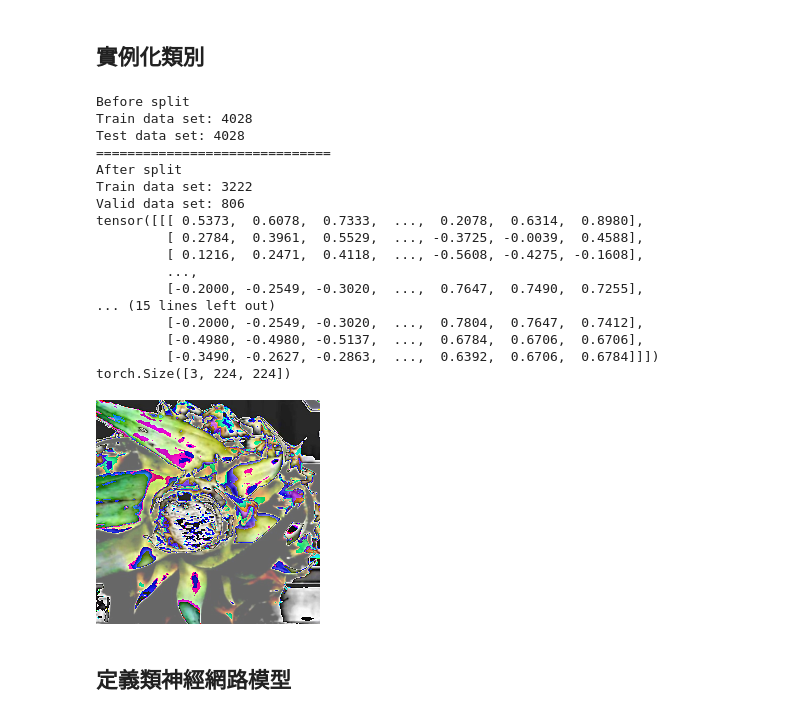
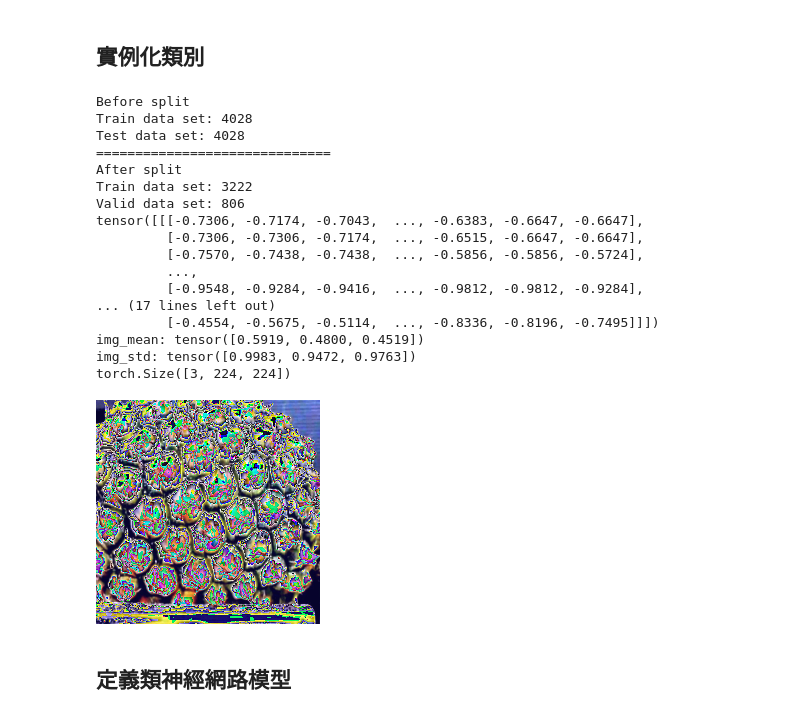
Before and after one commit to allenlin316/Pineapple_classification, a Jupyter notebook: pineapple_image_classification.ipynb, the cells around one changed output. Drawn from its saved outputs; the diff is of its cells as text; code cells hidden in the pictures.

```diff
--- a/pineapple_image_classification.ipynb
+++ b/pineapple_image_classification.ipynb
@@ -217,21 +0,0 @@ Total Pineapples: 252
-# %%
-import csv
-import cv2
-import os
-import pandas as pd
-
-data_list = [["檔案路徑", "鳳梨類別"]] # to store data for use in csv
-for pineapple in pine_and_path:
-    category = pine_and_label[pineapple]
-    for path in pine_and_path[pineapple]:
-        data = []
-        data.append(path)
-        data.append(category)
-        data_list.append(data)
-
-print(f'total Pineapple images: {len(data_list)}')
-
-#建立一個 CSV 檔案並寫入資料
-with open("./training/pineapple_cropped_annotations.csv", "w", newline="", encoding="utf-8") as f:
-    writer = csv.writer(f)
-    writer.writerows(data_list)
@@ -240,6 +23,6 @@ total Pineapple images: 4029
 # %%
-import argparse
 parser = argparse.ArgumentParser(description='PyTorch Pineapple Image Classification')
+parser.add_argument('--model', default='ResNet18', type=str)
 parser.add_argument('-j', '--workers', default=4, type=int, metavar='N',
                     help='number of data loading workers (default: 4)')
 parser.add_argument('--epochs', default=50, type=int, metavar='N',
@@ -254,7 +37,7 @@ parser.add_argument('--save-model', action='store_true', default=True,
                         help='For Saving the current Model')
 
 #args = parser.parse_args() # for command line
-args = parser.parse_args(args=[]) # for jupyter notebook (all use default value)
+args = parser.parse_args(args=['--model', 'VGG16']) # for jupyter notebook (all use default value)
 # %% [markdown]
 ## 建立 Pytorch Dataset Class (Pineapple dataset)
 # %%
@@ -295,10 +64,6 @@ class PineappleDataset(Dataset):
 # %% [markdown]
 ## 實例化類別
 # %%
-import cv2
-import torchvision.transforms as transforms
-import torch.utils.data as data
-
 def show_pic(img):
     # display image
     transform = transforms.ToPILImage()
@@ -313,20 +78,22 @@ train_transform = transforms.Compose([
     transforms.RandomCrop((224, 224)),
     transforms.RandomHorizontalFlip(),
     transforms.ToTensor(),
-    transforms.Normalize(mean=[0.3, 0.3, 0.3], std=[0.5, 0.5, 0.5]), # image = (image-mean) / std
+    transforms.Normalize(mean=[0.2918, 0.2992, 0.2334], std=[0.2974, 0.3008, 0.2800]), # image = (image-mean) / std
+    #transforms.Normalize(mean=[0.485, 0.456, 0.406], std=[0.229, 0.224, 0.225]),
 ])
 
 valid_transform = transforms.Compose([
     transforms.ToPILImage(), # to PIL format
     transforms.Resize((224, 224)),
     transforms.ToTensor(),
+    transforms.Normalize(mean=[0.2918, 0.2992, 0.2334], std=[0.2974, 0.3008, 0.2800]), # image = (image-mean) / std
     #transforms.Normalize(mean=[0.485, 0.456, 0.406], std=[0.229, 0.224, 0.225]),
-    transforms.Normalize(mean=[0.3, 0.3, 0.3], std=[0.5, 0.5, 0.5]), # image = (image-mean) / std
 ])
 
 # Create train/valid datasets
 train_set = PineappleDataset(annotations_file='./training/pineapple_cropped_annotations.csv', transform=train_transform)
 valid_set = PineappleDataset(annotations_file='./training/pineapple_cropped_annotations.csv', transform=valid_transform)
+
 
 # Before split dataset
 print("Before split")
@@ -341,42 +108,44 @@ train_set, valid_set = data.random_split(train_set, [train_set_size, valid_set_s
 # After split
 print('='*30)
 print("After split")
 print('Train data set:', len(train_set))
 print('Valid data set:', len(valid_set))
 
 
 first_img = train_set[0]
 img, label = first_img
 print(img)
+print(f'img_mean: {img.mean(dim=[1,2])}')
+print(f'img_std: {img.std(dim=[1,2])}')
 print(img.shape)
 show_pic(img)
 
 
 
 # Create train/valid loaders
 train_loader = DataLoader(
     dataset=train_set, batch_size=args.batch_size, shuffle=True, num_workers=args.workers)
 test_loader = DataLoader(
     dataset=valid_set, batch_size=args.batch_size, shuffle=False, num_workers=args.workers)
 # %% [output]
 Before split
 Train data set: 4028
 Test data set: 4028
 ==============================
 After split
 Train data set: 3222
 Valid data set: 806
-tensor([[[ 0.5373,  0.6078,  0.7333,  ...,  0.2078,  0.6314,  0.8980],
-         [ 0.2784,  0.3961,  0.5529,  ..., -0.3725, -0.0039,  0.4588],
-         [ 0.1216,  0.2471,  0.4118,  ..., -0.5608, -0.4275, -0.1608],
+tensor([[[-0.7306, -0.7174, -0.7043,  ..., -0.6383, -0.6647, -0.6647],
+         [-0.7306, -0.7306, -0.7174,  ..., -0.6515, -0.6647, -0.6647],
+         [-0.7570, -0.7438, -0.7438,  ..., -0.5856, -0.5856, -0.5724],
          ...,
-         [-0.2000, -0.2549, -0.3020,  ...,  0.7647,  0.7490,  0.7255],
-... (15 lines left out)
-         [-0.2000, -0.2549, -0.3020,  ...,  0.7804,  0.7647,  0.7412],
-         [-0.4980, -0.4980, -0.5137,  ...,  0.6784,  0.6706,  0.6706],
-         [-0.3490, -0.2627, -0.2863,  ...,  0.6392,  0.6706,  0.6784]]])
+         [-0.9548, -0.9284, -0.9416,  ..., -0.9812, -0.9812, -0.9284],
+... (17 lines left out)
+         [-0.4554, -0.5675, -0.5114,  ..., -0.8336, -0.8196, -0.7495]]])
+img_mean: tensor([0.5919, 0.4800, 0.4519])
+img_std: tensor([0.9983, 0.9472, 0.9763])
 torch.Size([3, 224, 224])
-[figure, old version]
+[figure, new version]
 # %% [markdown]
 ## 定義類神經網路模型
 # %%
```
Also changed, not shown: parts of 20 cells of this notebook, 18 other files.
